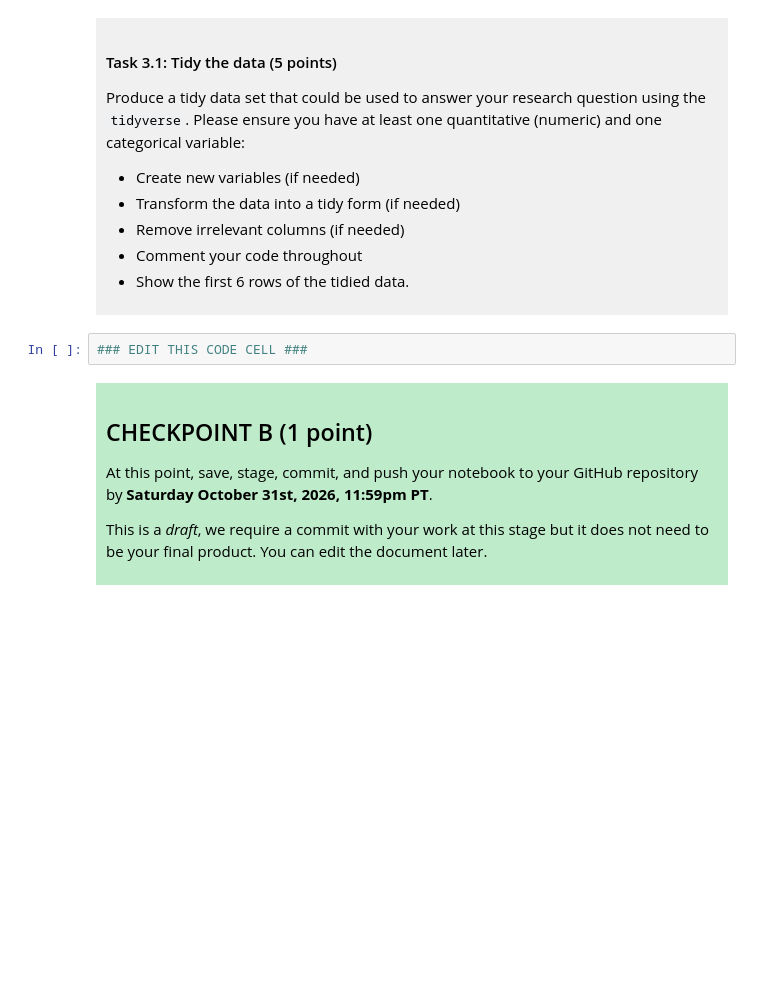
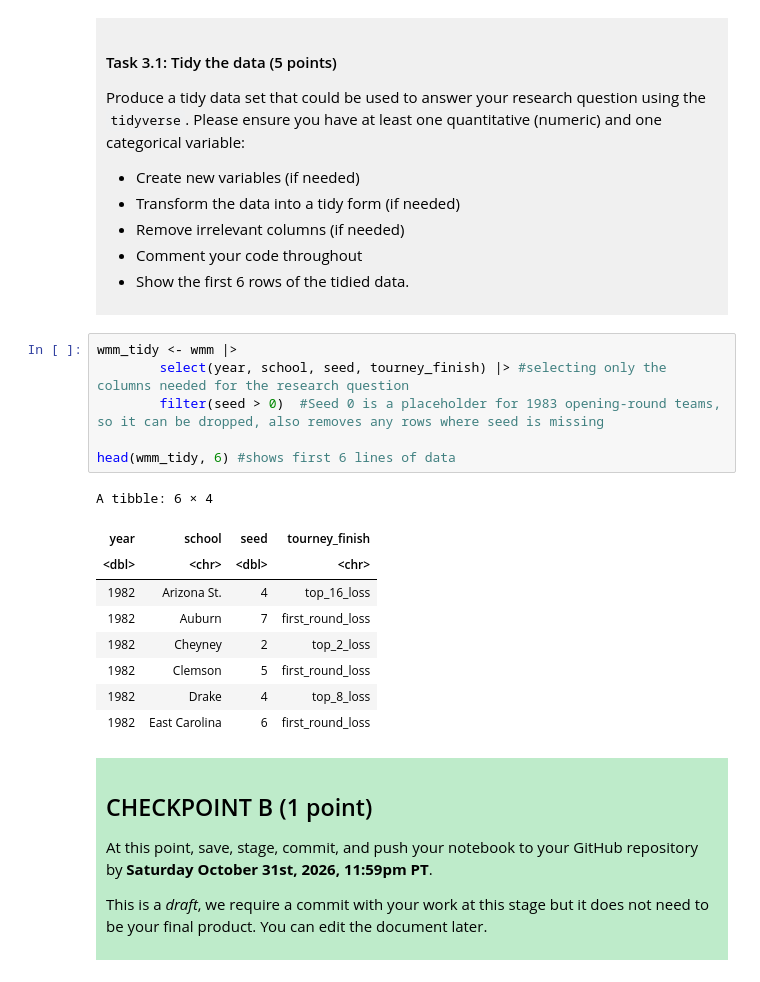
Before and after one commit to katerinarodostianos/dsci-100-project-katerina-rodostianos, a Jupyter notebook: dsci-100-project-notebook.ipynb, the cells around one changed output. Saved outputs shown, nothing was run; the diff lists cells and outputs as text; blank space fills up the shorter version.

```diff
--- a/dsci-100-project-notebook.ipynb
+++ b/dsci-100-project-notebook.ipynb
@@ -189,7 +219,21 @@ Produce a tidy data set that could be used to answer your research question usin
 
 </div>
 # %%
-### EDIT THIS CODE CELL ###
+wmm_tidy <- wmm |>
+        select(year, school, seed, tourney_finish) |> #selecting only the columns needed for the research question
+        filter(seed > 0)  #Seed 0 is a placeholder for 1983 opening-round teams, so it can be dropped, also removes any rows where seed is missing
+
+head(wmm_tidy, 6) #shows first 6 lines of data
+# %% [output]
+A tibble: 6 × 4
+| year | school | seed | tourney_finish |
+| <dbl> | <chr> | <dbl> | <chr> |
+| 1982 | Arizona St. | 4 | top_16_loss |
+| 1982 | Auburn | 7 | first_round_loss |
+| 1982 | Cheyney | 2 | top_2_loss |
+| 1982 | Clemson | 5 | first_round_loss |
+| 1982 | Drake | 4 | top_8_loss |
+| 1982 | East Carolina | 6 | first_round_loss |
 # %% [markdown]
 <div style="background-color: #beebca; padding: 10px;">
 
```
Also changed, not shown: parts of 3 cells of this notebook.
